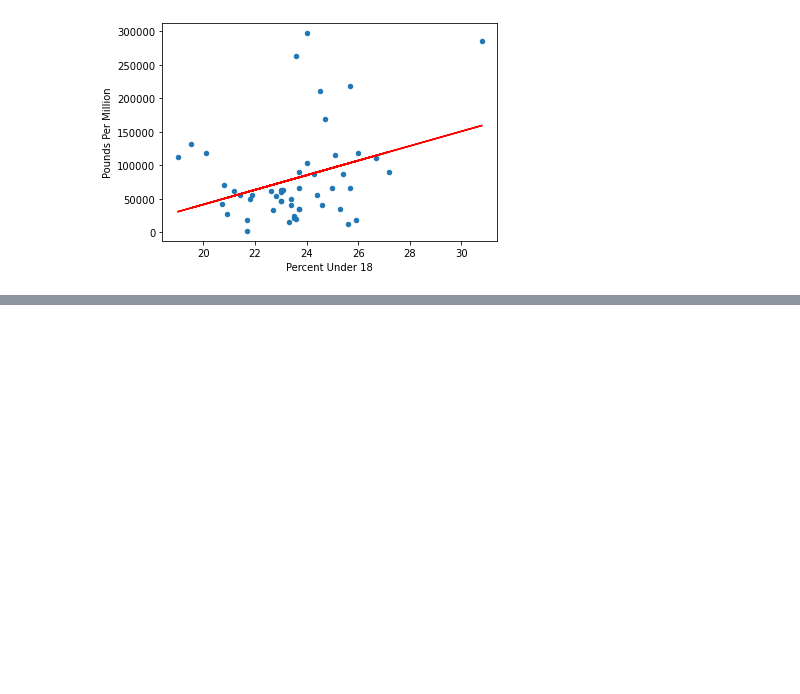
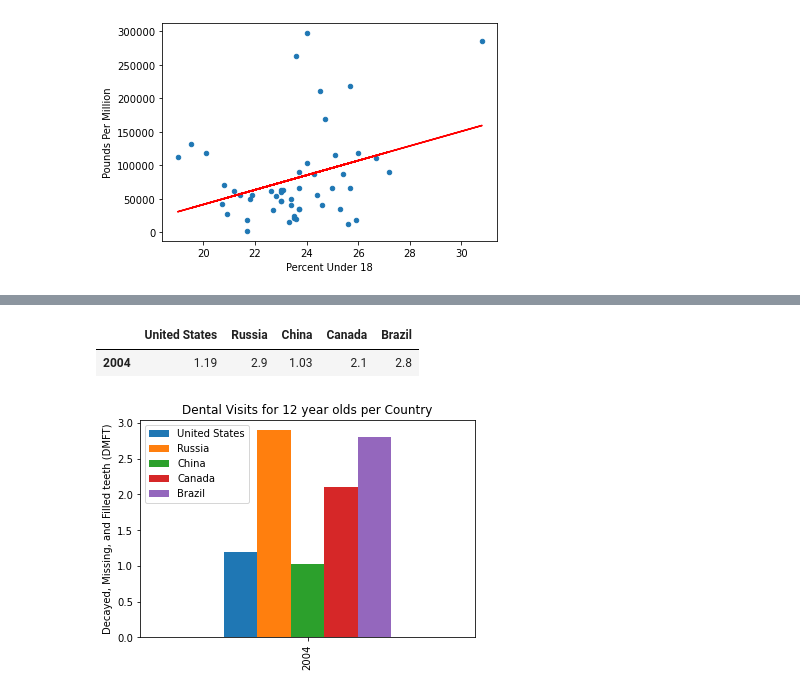
Before and after one commit to slobanwala1/candyology, a Jupyter notebook: candyology.ipynb, the cells around one changed output, grey strips where cells are left out. Saved outputs shown, nothing was run; the diff lists cells and outputs as text; code cells hidden in the pictures; blank space fills up the shorter version.

Commit message:
Cleaned Shanils analysis

```diff
--- a/candyology.ipynb
+++ b/candyology.ipynb
@@ -806,0 +1009,39 @@ plt.plot(x_values,regress_values,"r-")
+# %%
+country_badteeth_cleaned = country_badteeth_data[(country_badteeth_data['NA.'] == 'United States') |
+                                       (country_badteeth_data['NA.'] == 'Canada') |
+                                       (country_badteeth_data['NA.'] == 'Brazil') |
+                                       (country_badteeth_data['NA.'] == 'China') |
+                                       (country_badteeth_data['NA.'] == 'Russia')]
+
+
+
+country_badteeth_cleaned = pd.DataFrame({"Country": country_badteeth_cleaned['NA.'],
+                                         "2004": country_badteeth_cleaned["X2004"]})
+
+country_badteeth_cleaned = country_badteeth_cleaned.sort_values(by='Country', ascending=False)
+
+country_badteeth_cleaned.reset_index(drop=True, inplace=True)
+
+country_badteeth_cleaned = country_badteeth_cleaned.transpose()
+
+country_badteeth_cleaned.columns = ["United States", "Russia", "China", "Canada", "Brazil"]
+
+country_badteeth_cleaned = country_badteeth_cleaned.drop(["Country"])
+
+country_badteeth_cleaned
+# %% [output]
+|  | United States | Russia | China | Canada | Brazil |
+| 2004 | 1.19 | 2.9 | 1.03 | 2.1 | 2.8 |
+# %%
+#Average of the number of Decayed (D), Missing (M), Filled (F) teeth (T) among the 12 years old in a country
+dental_health_df = country_badteeth_cleaned
+
+ax = dental_health_df.plot.bar(y = ["United States", "Russia", "China", "Canada", "Brazil"], rot=90, title="Dental Visits for 12 year olds per Country")
+
+ax.set_ylabel('Decayed, Missing, and Filled teeth (DMFT)')
+
+fig = ax.get_figure()
+
+fig.savefig('Images/DentalVisitsGraph.png')
+# %% [output]
+[figure, added]
```
Also changed, not shown: parts of 16 cells of this notebook, 11 other files.
